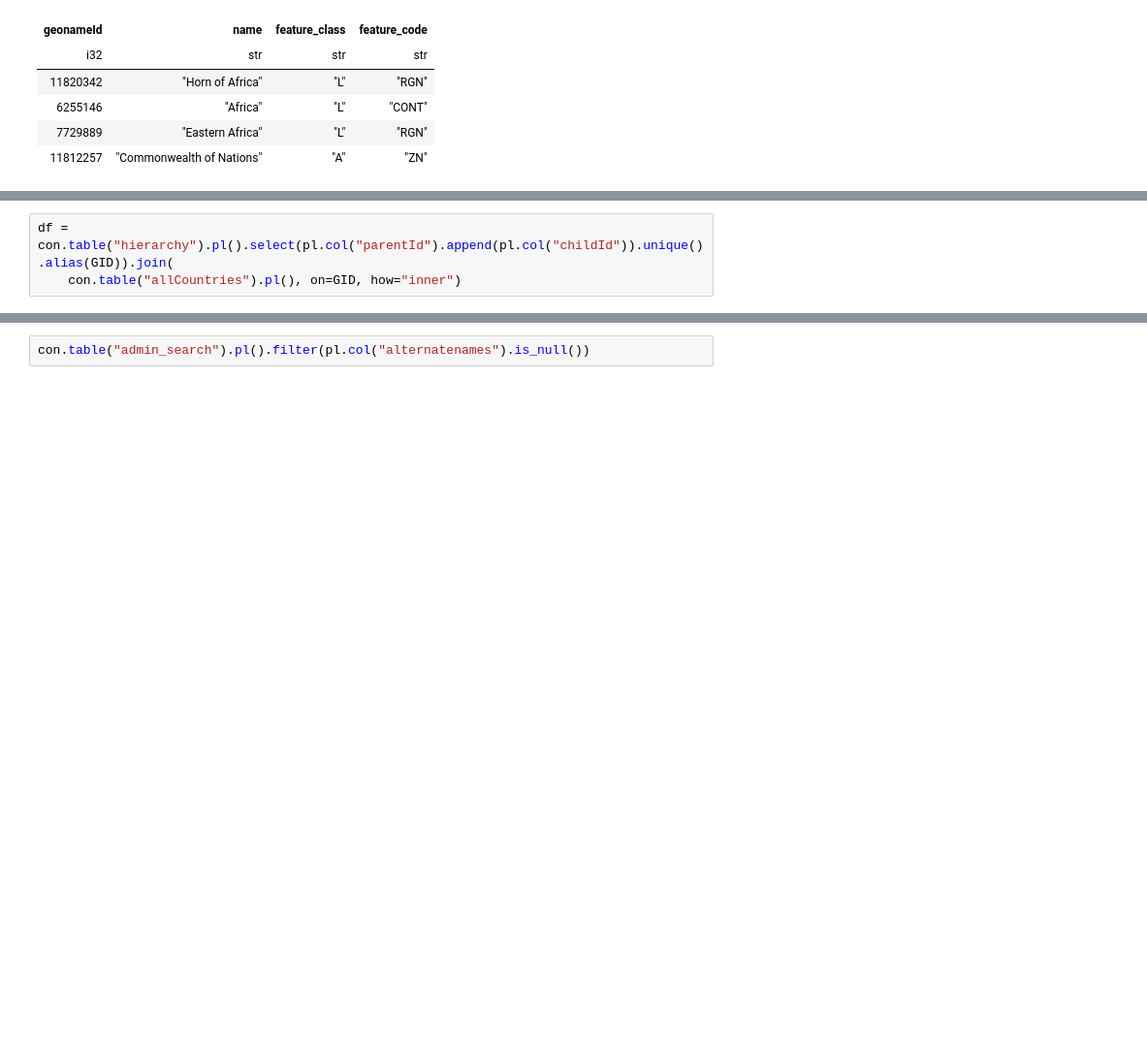
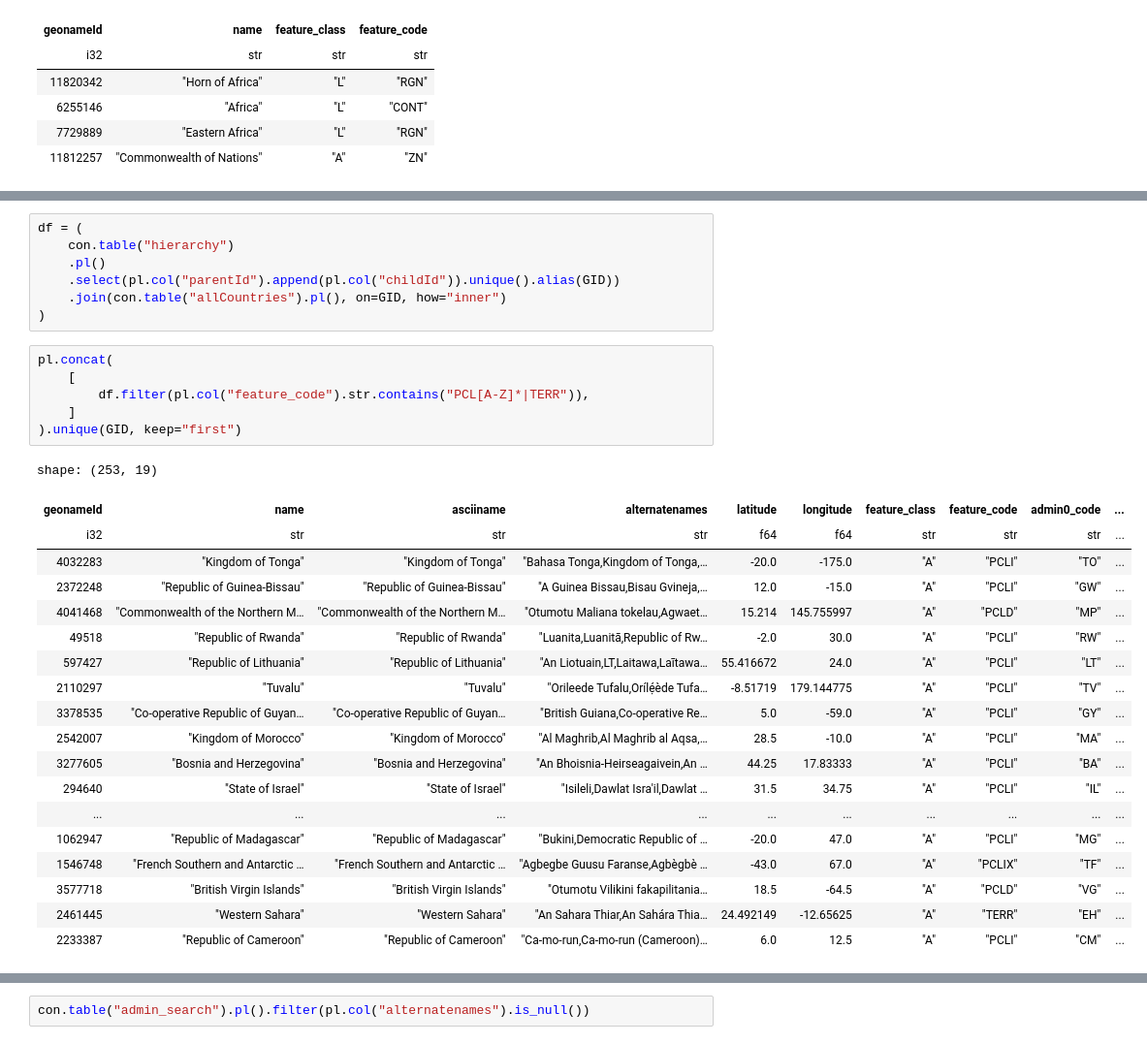
Before and after one commit to SamBroomy/heisenberg, a Jupyter notebook: test.ipynb, the cells around one changed output, grey strips where cells are left out. Shown at 97% size. Saved outputs shown, nothing was run; the diff lists cells and outputs as text; blank space fills up the shorter version.

```diff
--- a/test.ipynb
+++ b/test.ipynb
@@ -1101,3 +1101,33 @@ build_places_search_table(con, overwrite=False)
 # %%
-df = con.table("hierarchy").pl().select(pl.col("parentId").append(pl.col("childId")).unique().alias(GID)).join(
-    con.table("allCountries").pl(), on=GID, how="inner")
+df = (
+    con.table("hierarchy")
+    .pl()
+    .select(pl.col("parentId").append(pl.col("childId")).unique().alias(GID))
+    .join(con.table("allCountries").pl(), on=GID, how="inner")
+)
+# %%
+pl.concat(
+    [
+        df.filter(pl.col("feature_code").str.contains("PCL[A-Z]*|TERR")),
+    ]
+).unique(GID, keep="first")
+# %% [output]
+shape: (253, 19)
+| geonameId | name | asciiname | alternatenames | latitude | longitude | feature_class | feature_code | admin0_code | ... |
+| i32 | str | str | str | f64 | f64 | str | str | str | ... |
+| 4032283 | "Kingdom of Tonga" | "Kingdom of Tonga" | "Bahasa Tonga,Kingdom of Tonga,… | -20.0 | -175.0 | "A" | "PCLI" | "TO" | ... |
+| 2372248 | "Republic of Guinea-Bissau" | "Republic of Guinea-Bissau" | "A Guinea Bissau,Bisau Gvineja,… | 12.0 | -15.0 | "A" | "PCLI" | "GW" | ... |
+| 4041468 | "Commonwealth of the Northern M… | "Commonwealth of the Northern M… | "Otumotu Maliana tokelau,Agwaet… | 15.214 | 145.755997 | "A" | "PCLD" | "MP" | ... |
+| 49518 | "Republic of Rwanda" | "Republic of Rwanda" | "Luanita,Luanitā,Republic of Rw… | -2.0 | 30.0 | "A" | "PCLI" | "RW" | ... |
+| 597427 | "Republic of Lithuania" | "Republic of Lithuania" | "An Liotuain,LT,Laitawa,Laītawa… | 55.416672 | 24.0 | "A" | "PCLI" | "LT" | ... |
+| 2110297 | "Tuvalu" | "Tuvalu" | "Orileede Tufalu,Orílẹ́ède Tufa… | -8.51719 | 179.144775 | "A" | "PCLI" | "TV" | ... |
+| 3378535 | "Co-operative Republic of Guyan… | "Co-operative Republic of Guyan… | "British Guiana,Co-operative Re… | 5.0 | -59.0 | "A" | "PCLI" | "GY" | ... |
+| 2542007 | "Kingdom of Morocco" | "Kingdom of Morocco" | "Al Maghrib,Al Maghrib al Aqsa,… | 28.5 | -10.0 | "A" | "PCLI" | "MA" | ... |
+| 3277605 | "Bosnia and Herzegovina" | "Bosnia and Herzegovina" | "An Bhoisnia-Heirseagaivein,An … | 44.25 | 17.83333 | "A" | "PCLI" | "BA" | ... |
+| 294640 | "State of Israel" | "State of Israel" | "Isileli,Dawlat Isra'il,Dawlat … | 31.5 | 34.75 | "A" | "PCLI" | "IL" | ... |
+| ... | ... | ... | ... | ... | ... | ... | ... | ... | ... |
+| 1062947 | "Republic of Madagascar" | "Republic of Madagascar" | "Bukini,Democratic Republic of … | -20.0 | 47.0 | "A" | "PCLI" | "MG" | ... |
+| 1546748 | "French Southern and Antarctic … | "French Southern and Antarctic … | "Agbegbe Guusu Faranse,Agbègbè … | -43.0 | 67.0 | "A" | "PCLIX" | "TF" | ... |
+| 3577718 | "British Virgin Islands" | "British Virgin Islands" | "Otumotu Vilikini fakapilitania… | 18.5 | -64.5 | "A" | "PCLD" | "VG" | ... |
+| 2461445 | "Western Sahara" | "Western Sahara" | "An Sahara Thiar,An Sahára Thia… | 24.492149 | -12.65625 | "A" | "TERR" | "EH" | ... |
+| 2233387 | "Republic of Cameroon" | "Republic of Cameroon" | "Ca-mo-run,Ca-mo-run (Cameroon)… | 6.0 | 12.5 | "A" | "PCLI" | "CM" | ... |
```
Also changed, not shown: parts of 18 cells of this notebook, 3 other files.
